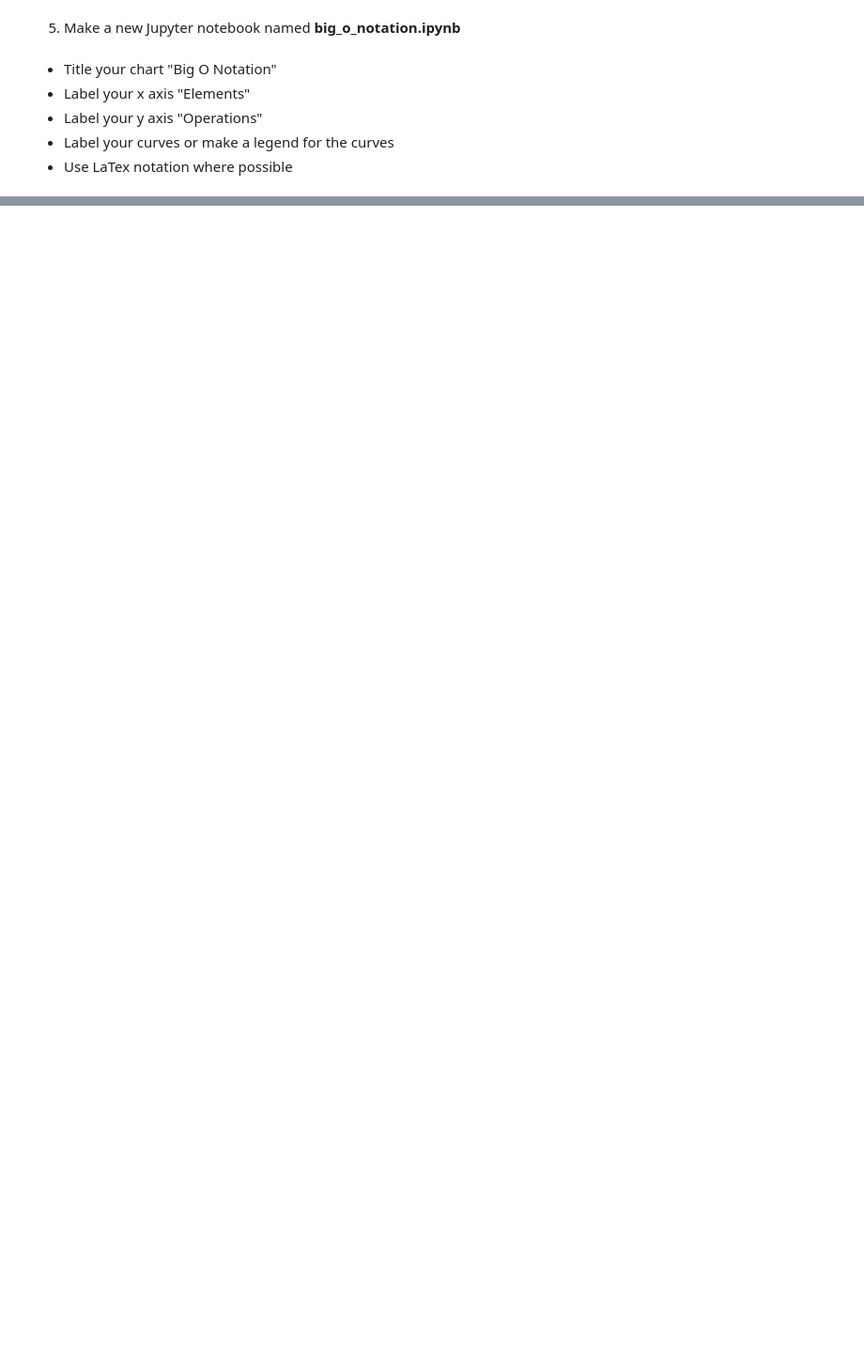
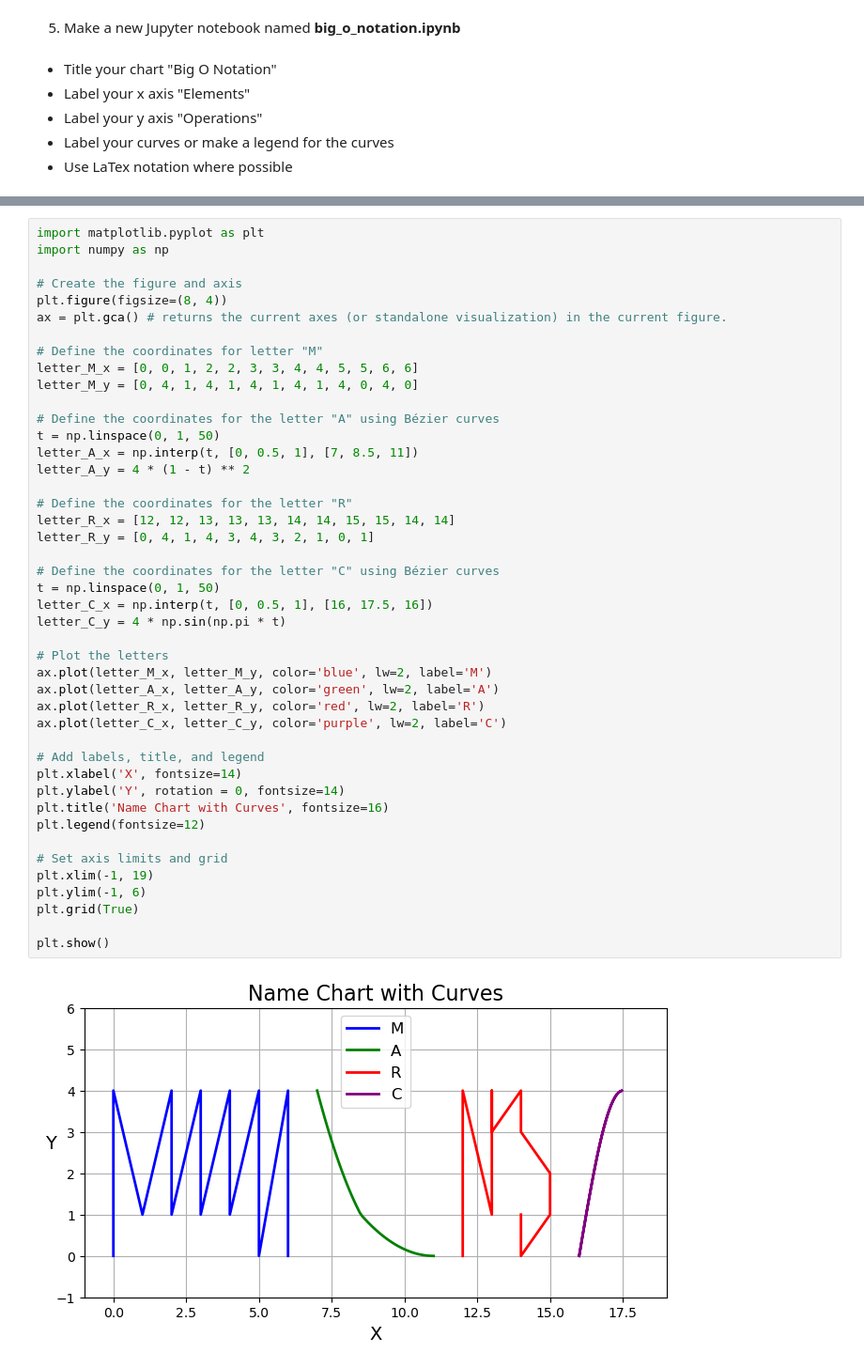
Before and after one commit to Marc-Aradillas/numpy-pandas-visualization-exercises, a Jupyter notebook: big_o_notation.ipynb, the cells around one changed output, grey strips where cells are left out. Shown at 94% size. Saved outputs shown, nothing was run; the diff lists cells and outputs as text; blank space fills up the shorter version.

```diff
--- a/big_o_notation.ipynb
+++ b/big_o_notation.ipynb
@@ -45,0 +102,46 @@ NameError: name 'y1' is not defined
+# %%
+import matplotlib.pyplot as plt
+import numpy as np
+
+# Create the figure and axis
+plt.figure(figsize=(8, 4))
+ax = plt.gca() # returns the current axes (or standalone visualization) in the current figure.
+
+# Define the coordinates for letter "M"
+letter_M_x = [0, 0, 1, 2, 2, 3, 3, 4, 4, 5, 5, 6, 6]
+letter_M_y = [0, 4, 1, 4, 1, 4, 1, 4, 1, 4, 0, 4, 0]
+
+# Define the coordinates for the letter "A" using Bézier curves
+t = np.linspace(0, 1, 50)
+letter_A_x = np.interp(t, [0, 0.5, 1], [7, 8.5, 11])
+letter_A_y = 4 * (1 - t) ** 2
+
+# Define the coordinates for the letter "R"
+letter_R_x = [12, 12, 13, 13, 13, 14, 14, 15, 15, 14, 14]
+letter_R_y = [0, 4, 1, 4, 3, 4, 3, 2, 1, 0, 1]
+
+# Define the coordinates for the letter "C" using Bézier curves
+t = np.linspace(0, 1, 50)
+letter_C_x = np.interp(t, [0, 0.5, 1], [16, 17.5, 16])
+letter_C_y = 4 * np.sin(np.pi * t)
+
+# Plot the letters
+ax.plot(letter_M_x, letter_M_y, color='blue', lw=2, label='M')
+ax.plot(letter_A_x, letter_A_y, color='green', lw=2, label='A')
+ax.plot(letter_R_x, letter_R_y, color='red', lw=2, label='R')
+ax.plot(letter_C_x, letter_C_y, color='purple', lw=2, label='C')
+
+# Add labels, title, and legend
+plt.xlabel('X', fontsize=14)
+plt.ylabel('Y', rotation = 0, fontsize=14)
+plt.title('Name Chart with Curves', fontsize=16)
+plt.legend(fontsize=12)
+
+# Set axis limits and grid
+plt.xlim(-1, 19)
+plt.ylim(-1, 6)
+plt.grid(True)
+
+plt.show()
+# %% [output]
+[figure, added]
```
Also changed, not shown: parts of 9 cells of this notebook, 1 other file.
